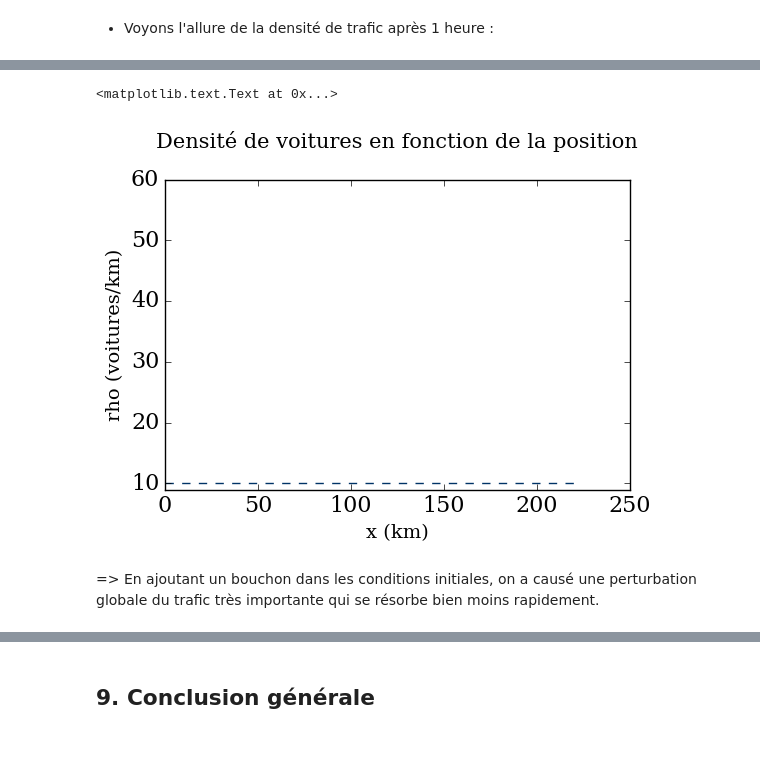
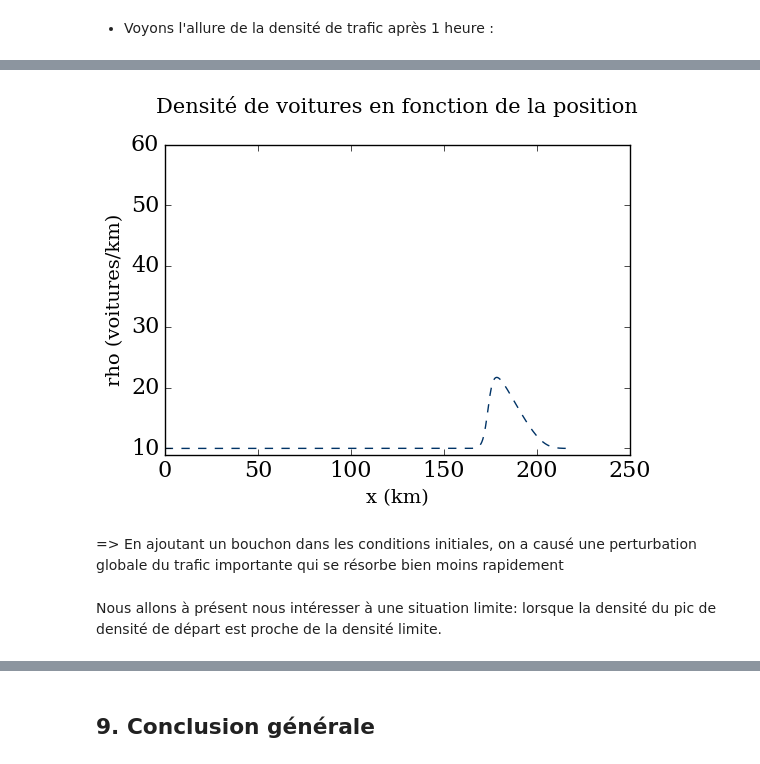
Before and after one commit to CarolineJonas/Module-2---Space-time, a Jupyter notebook: Module2_Final.ipynb, the cells around one changed output, grey strips where cells are left out. Drawn from its saved outputs; the diff is of its cells as text; code cells hidden in the pictures.

```diff
--- a/Module2_Final.ipynb
+++ b/Module2_Final.ipynb
@@ -453,11 +446,12 @@ pyplot.title('Densité de voitures en fonction de la position', y=1.08, fontsize
 # %%
-pyplot.plot(x_bis,rho(rho0_bis,time(time_min(24)),10,80.0)[0], color='#003366', ls='--', lw=1)
+pyplot.plot(x_bis,rho(rho0_bis,time(150),10,80.0)[0], color='#003366', ls='--', lw=1)
 pyplot.ylim(9.,60.);
 pyplot.xlabel('x (km)', fontsize=14) #x label
 pyplot.ylabel('rho (voitures/km)', fontsize=14) #y label
-pyplot.title('Densité de voitures en fonction de la position', y=1.08, fontsize=15)
+pyplot.title('Densité de voitures en fonction de la position', y=1.08, fontsize=15) ;
 # %% [output]
-<matplotlib.text.Text at 0x...>
-[figure, old version]
+[figure, new version]
 # %% [markdown]
-=> En ajoutant un bouchon dans les conditions initiales, on a causé une perturbation globale du trafic très importante qui se résorbe bien moins rapidement.
+=> En ajoutant un bouchon dans les conditions initiales, on a causé une perturbation globale du trafic importante qui se résorbe bien moins rapidement
+# %% [markdown]
+Nous allons à présent nous intéresser à une situation limite: lorsque la densité du pic de densité de départ est proche de la densité limite.
```
Also changed, not shown: parts of 57 cells of this notebook.
